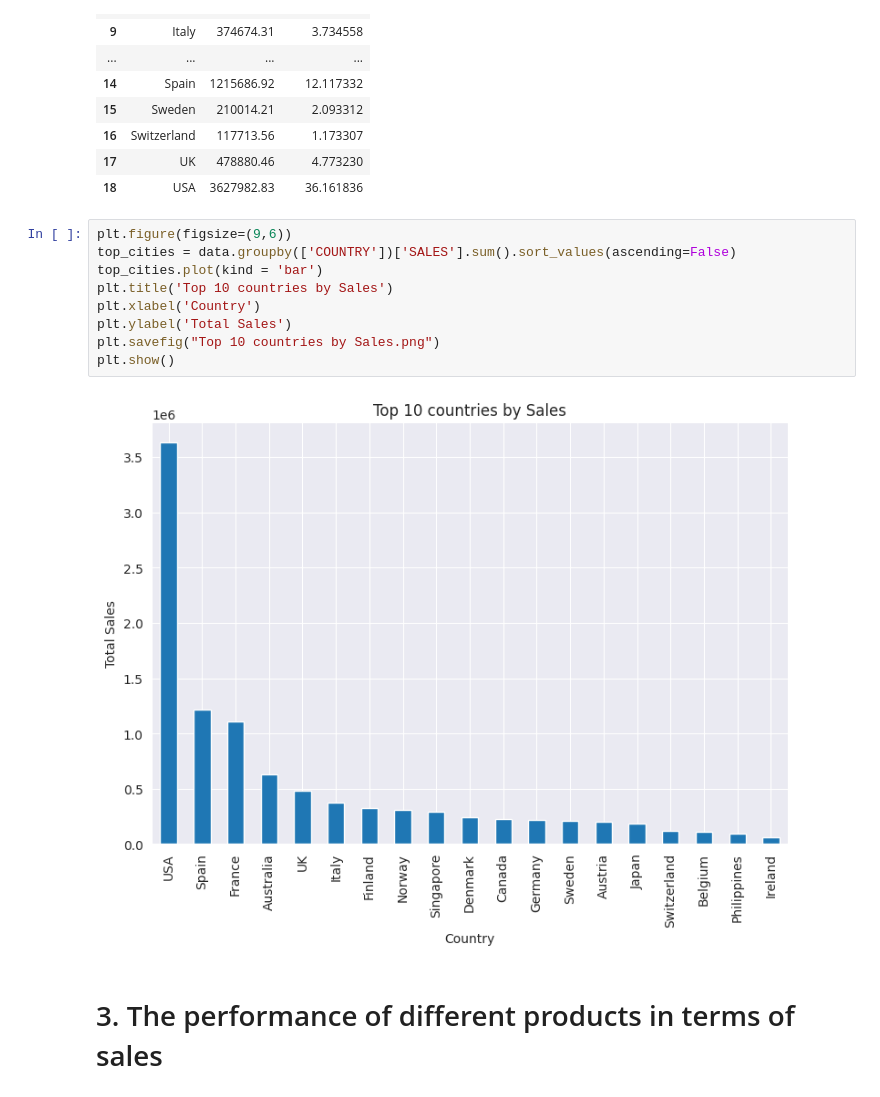
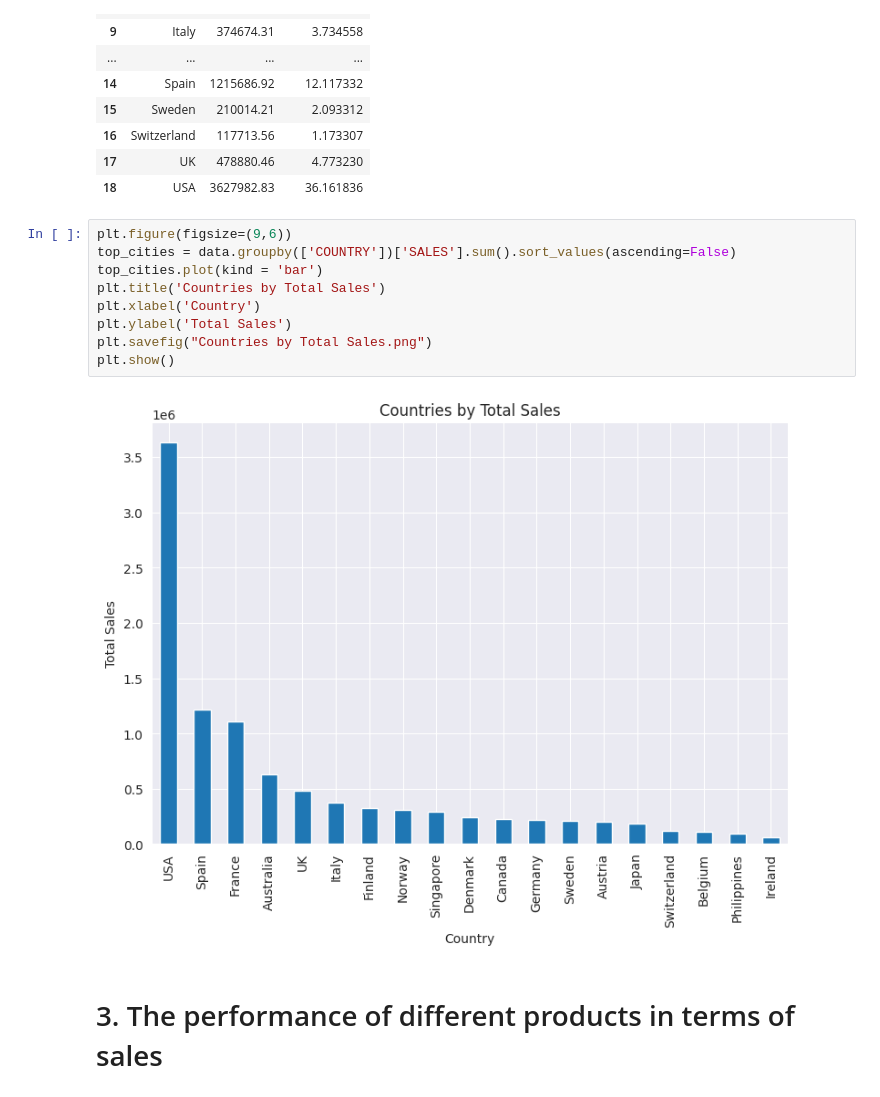
Before and after one commit to Joy1805/Sales_data, a Jupyter notebook: sales-data-python-project.ipynb, the cells around one changed output. Saved outputs shown, nothing was run; the diff lists cells and outputs as text.

Commit message:
Kaggle Notebook | Sales_data Python project | Version 3

```diff
--- a/sales-data-python-project.ipynb
+++ b/sales-data-python-project.ipynb
@@ -709,14 +709,14 @@ country_sales
 # %%
 plt.figure(figsize=(9,6))
 top_cities = data.groupby(['COUNTRY'])['SALES'].sum().sort_values(ascending=False)
 top_cities.plot(kind = 'bar')
-plt.title('Top 10 countries by Sales')
+plt.title('Countries by Total Sales')
 plt.xlabel('Country')
 plt.ylabel('Total Sales')
-plt.savefig("Top 10 countries by Sales.png")
+plt.savefig("Countries by Total Sales.png")
 plt.show()
 # %% [output]
-[figure, old version]
+[figure, new version]
 # %% [markdown]
 # 3. The performance of different products in terms of sales
 # %%
```
Also changed, not shown: parts of 1 cell of this notebook.
